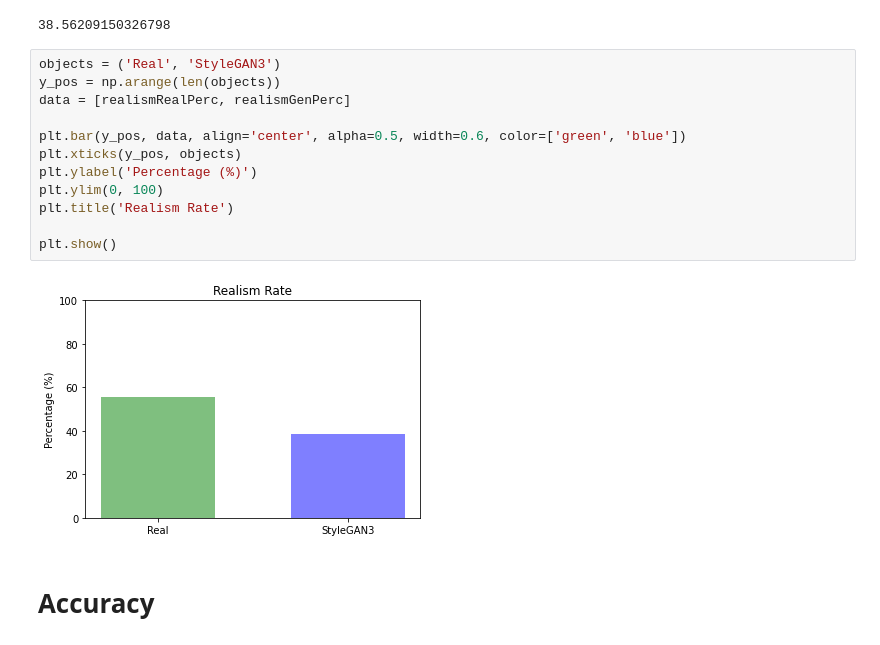
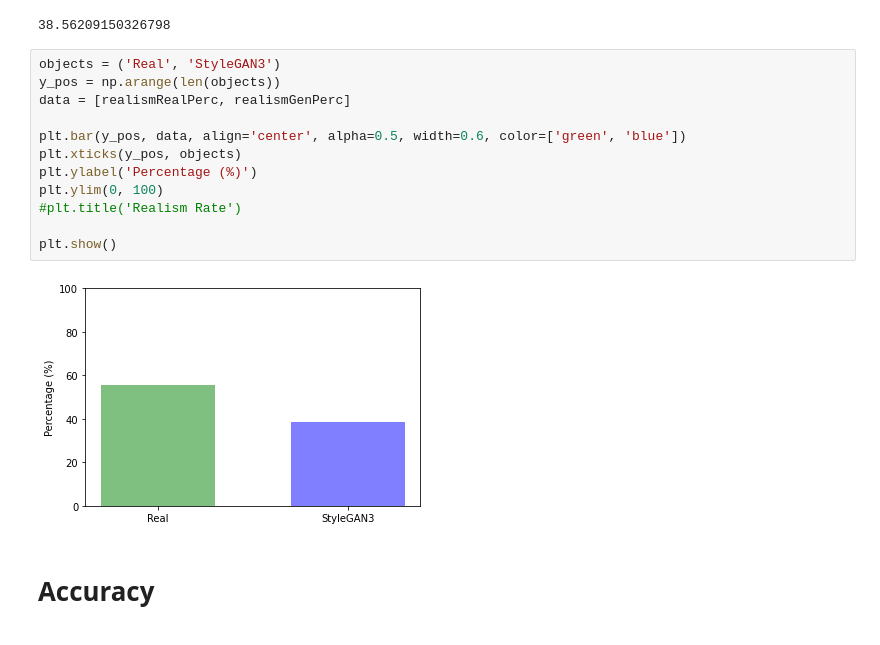
Before and after one commit to emanuelebeozzo/stylegan3-perceptual-test, a Jupyter notebook: data_analysis.ipynb, the cells around one changed output. Cells and saved outputs as stored; diff of their text form.

```diff
--- a/data_analysis.ipynb
+++ b/data_analysis.ipynb
@@ -157,17 +157,17 @@ realismGenPerc
 # %%
 objects = ('Real', 'StyleGAN3')
 y_pos = np.arange(len(objects))
 data = [realismRealPerc, realismGenPerc]
 
 plt.bar(y_pos, data, align='center', alpha=0.5, width=0.6, color=['green', 'blue'])
 plt.xticks(y_pos, objects)
 plt.ylabel('Percentage (%)')
 plt.ylim(0, 100)
-plt.title('Realism Rate')
+#plt.title('Realism Rate')
 
 plt.show()
 # %% [output]
-[figure, old version]
+[figure, new version]
 # %% [markdown]
 # Accuracy
 # %%
```
Also changed, not shown: parts of 36 cells of this notebook, 4 other files.
